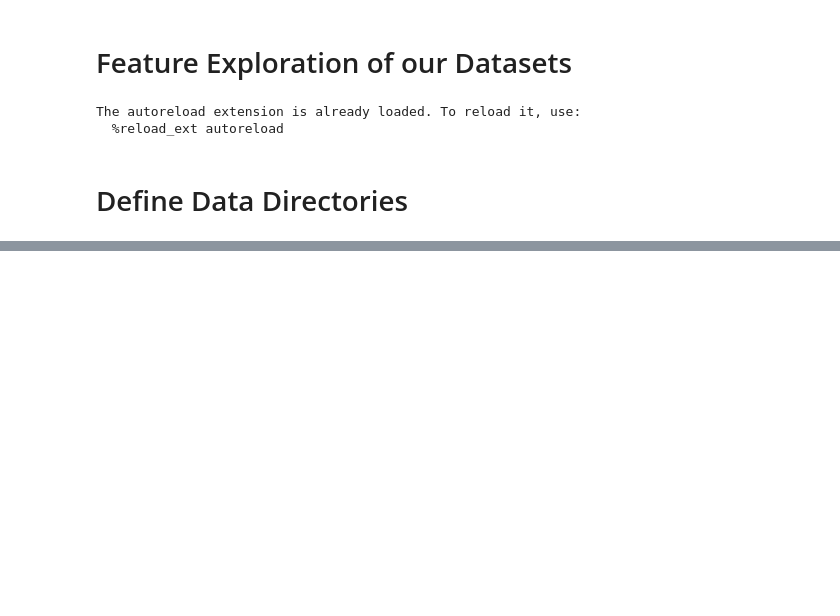
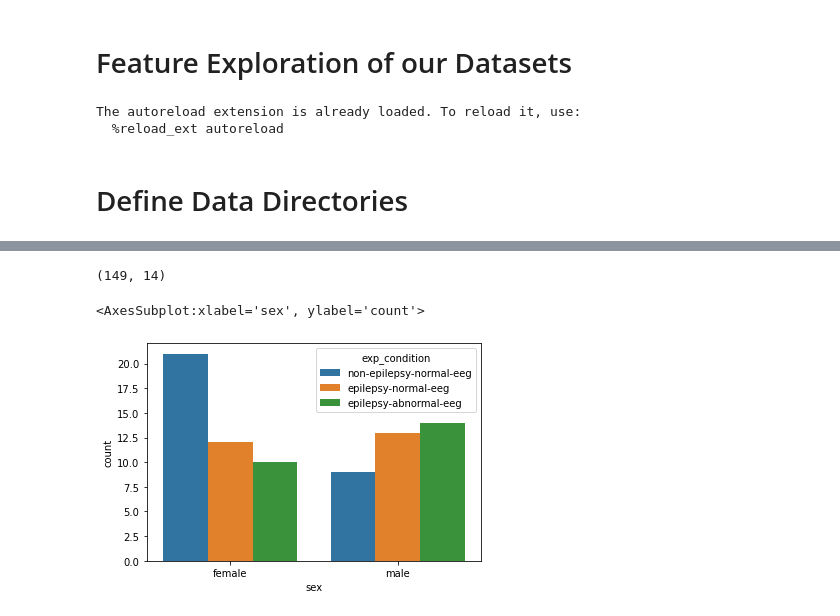
Before and after one commit to ncsl/episcalp, a Jupyter notebook: notebooks/feature_exploration/metadata_exploration.ipynb, the cells around one changed output, grey strips where cells are left out. Saved outputs shown, nothing was run; the diff lists cells and outputs as text; code cells hidden in the pictures; blank space fills up the shorter version.

```diff
--- a/notebooks/feature_exploration/metadata_exploration.ipynb
+++ b/notebooks/feature_exploration/metadata_exploration.ipynb
@@ -90,0 +142,8 @@ elif user == "patrick":
+# %%
+meta_df = pd.DataFrame()
+
+for name, root in zip(["jhh", "jeff"], roots):
+    part_fname = Path(root) / "participants.tsv"
+    this_df = pd.read_csv(part_fname, delimiter="\t")
+    this_df["center"] = name
+    meta_df = pd.concat((meta_df, this_df))
@@ -90,0 +161,11 @@ elif user == "patrick":
+# %%
+# exclusion of certain classes
+meta_df = meta_df[meta_df["epilepsy_type"] != "generalized"]
+print(meta_df.shape)
+# %% [output]
+(149, 14)
+# %%
+sns.countplot(x="sex", data=meta_df, hue="exp_condition")
+# %% [output]
+<AxesSubplot:xlabel='sex', ylabel='count'>
+[figure, added]
```
Also changed, not shown: parts of 38 cells of this notebook, 11 other files.
